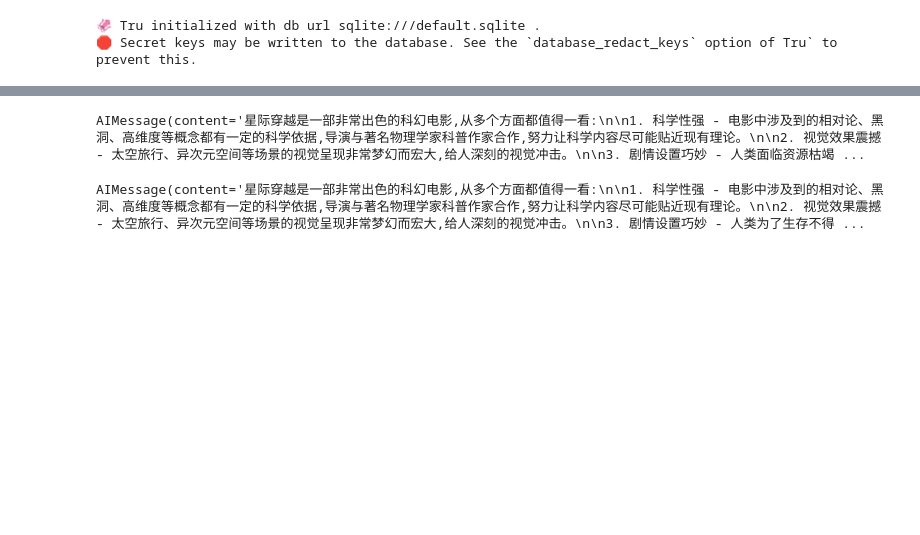
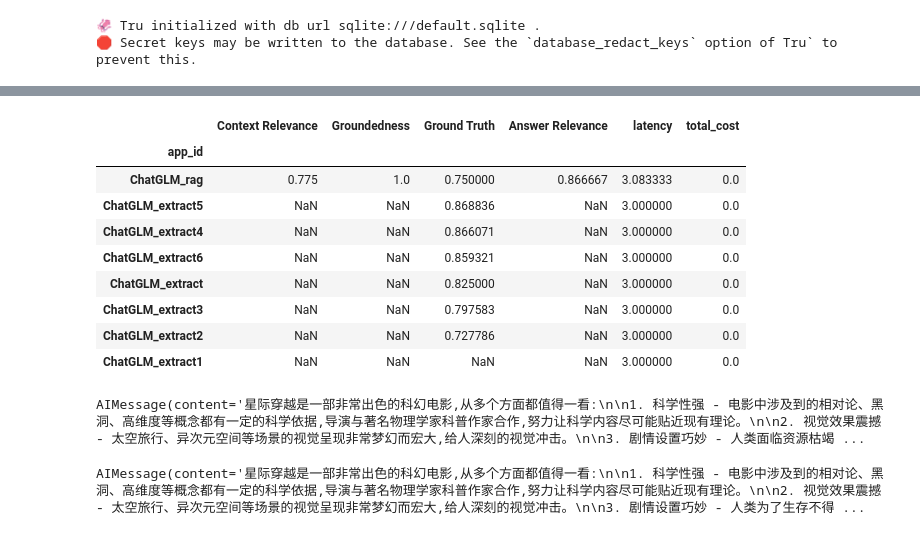
Before and after one commit to Mavlarn/auto_evaluation_with_claude, a Jupyter notebook: auto_evaluation_rag_local.ipynb, the cells around one changed output, grey strips where cells are left out. Saved outputs shown, nothing was run; the diff lists cells and outputs as text; code cells hidden in the pictures; blank space fills up the shorter version.

```diff
--- a/auto_evaluation_rag_local.ipynb
+++ b/auto_evaluation_rag_local.ipynb
@@ -340,3 +584,16 @@ tru.reset_database()
+# %%
+tru.get_leaderboard(app_ids=[])
+# %% [output]
+|  | Context Relevance | Groundedness | Ground Truth | Answer Relevance | latency | total_cost |
+| app_id |  |  |  |  |  |  |
+| ChatGLM_rag | 0.775 | 1.0 | 0.750000 | 0.866667 | 3.083333 | 0.0 |
+| ChatGLM_extract5 | NaN | NaN | 0.868836 | NaN | 3.000000 | 0.0 |
+| ChatGLM_extract4 | NaN | NaN | 0.866071 | NaN | 3.000000 | 0.0 |
+| ChatGLM_extract6 | NaN | NaN | 0.859321 | NaN | 3.000000 | 0.0 |
+| ChatGLM_extract | NaN | NaN | 0.825000 | NaN | 3.000000 | 0.0 |
+| ChatGLM_extract3 | NaN | NaN | 0.797583 | NaN | 3.000000 | 0.0 |
+| ChatGLM_extract2 | NaN | NaN | 0.727786 | NaN | 3.000000 | 0.0 |
+| ChatGLM_extract1 | NaN | NaN | NaN | NaN | 3.000000 | 0.0 |
 # %%
 from langchain_community.chat_models import BedrockChat
 import boto3
```
Also changed, not shown: parts of 36 cells of this notebook, 1 other file.
